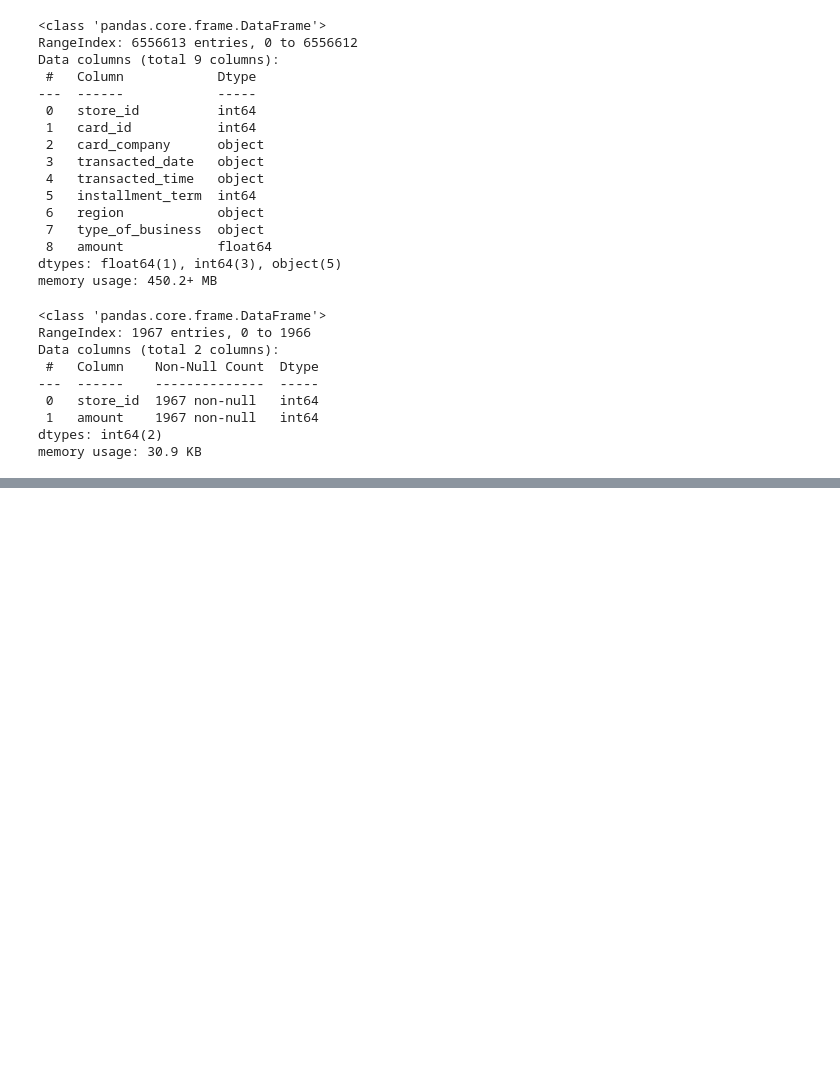
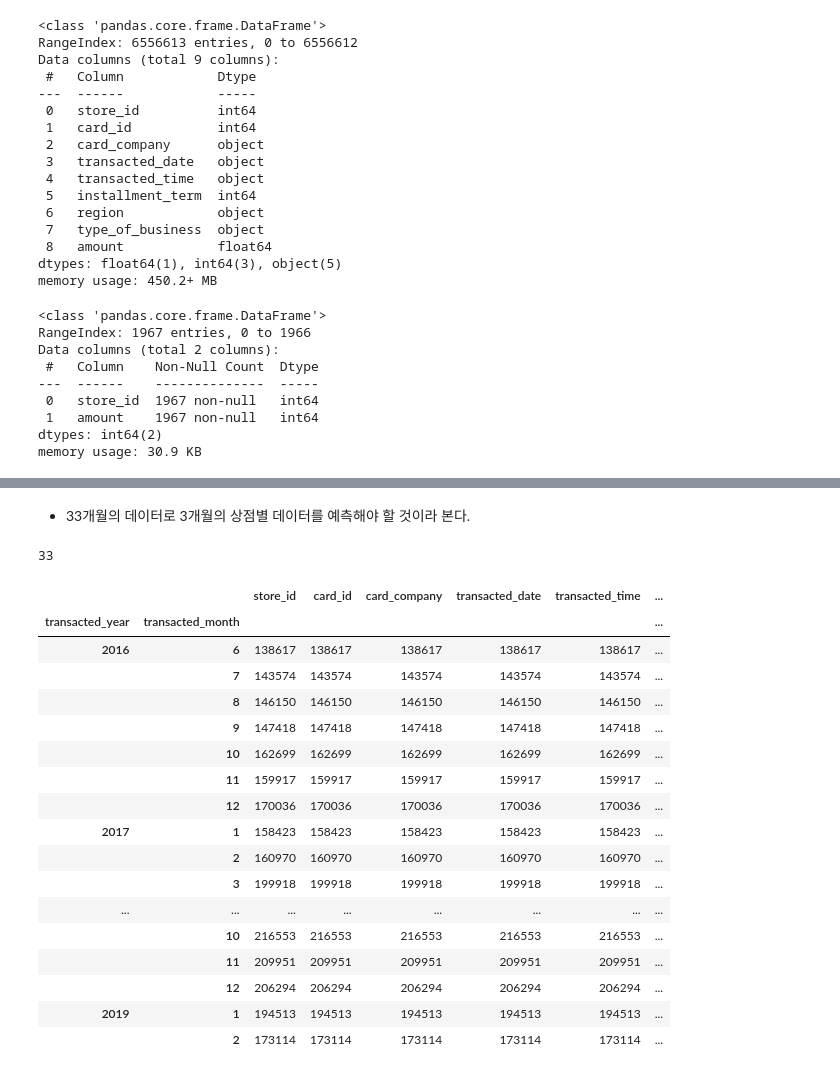
Before and after one commit to seonydg/credit-card-sales-forecast, a Jupyter notebook: credit-card-sales-forecast.ipynb, the cells around one changed output, grey strips where cells are left out. Saved outputs shown, nothing was run; the diff lists cells and outputs as text; code cells hidden in the pictures; blank space fills up the shorter version.

```diff
--- a/credit-card-sales-forecast.ipynb
+++ b/credit-card-sales-forecast.ipynb
@@ -70,0 +93,5 @@ memory usage: 30.9 KB
+# %%
+# .str.split을 이용한 년/월 추출
+df['transacted_year'] = df['transacted_date'].str.split('-', expand = True).iloc[:, 0].astype(int)
+df['transacted_month'] = df['transacted_date'].str.split('-', expand = True).iloc[:, 1].astype(int)
+df.head()
@@ -70,0 +105,25 @@ memory usage: 30.9 KB
+# %% [markdown]
+- 33개월의 데이터로 3개월의 상점별 데이터를 예측해야 할 것이라 본다.
+# %%
+print(len(df.groupby(['transacted_year', 'transacted_month']).count()))
+df.groupby(['transacted_year', 'transacted_month']).count()
+# %% [output]
+33
+|  |  | store_id | card_id | card_company | transacted_date | transacted_time | ... |
+| transacted_year | transacted_month |  |  |  |  |  | ... |
+| 2016 | 6 | 138617 | 138617 | 138617 | 138617 | 138617 | ... |
+|  | 7 | 143574 | 143574 | 143574 | 143574 | 143574 | ... |
+|  | 8 | 146150 | 146150 | 146150 | 146150 | 146150 | ... |
+|  | 9 | 147418 | 147418 | 147418 | 147418 | 147418 | ... |
+|  | 10 | 162699 | 162699 | 162699 | 162699 | 162699 | ... |
+|  | 11 | 159917 | 159917 | 159917 | 159917 | 159917 | ... |
+|  | 12 | 170036 | 170036 | 170036 | 170036 | 170036 | ... |
+| 2017 | 1 | 158423 | 158423 | 158423 | 158423 | 158423 | ... |
+|  | 2 | 160970 | 160970 | 160970 | 160970 | 160970 | ... |
+|  | 3 | 199918 | 199918 | 199918 | 199918 | 199918 | ... |
+| ... | ... | ... | ... | ... | ... | ... | ... |
+|  | 10 | 216553 | 216553 | 216553 | 216553 | 216553 | ... |
+|  | 11 | 209951 | 209951 | 209951 | 209951 | 209951 | ... |
+|  | 12 | 206294 | 206294 | 206294 | 206294 | 206294 | ... |
+| 2019 | 1 | 194513 | 194513 | 194513 | 194513 | 194513 | ... |
+|  | 2 | 173114 | 173114 | 173114 | 173114 | 173114 | ... |
```
Also changed, not shown: parts of 56 cells of this notebook.
